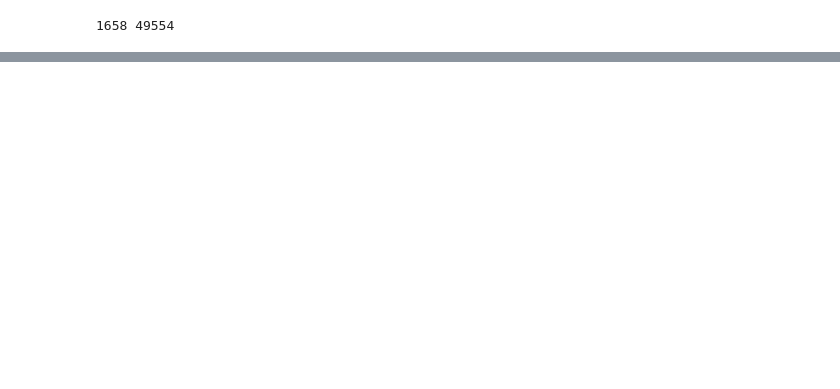
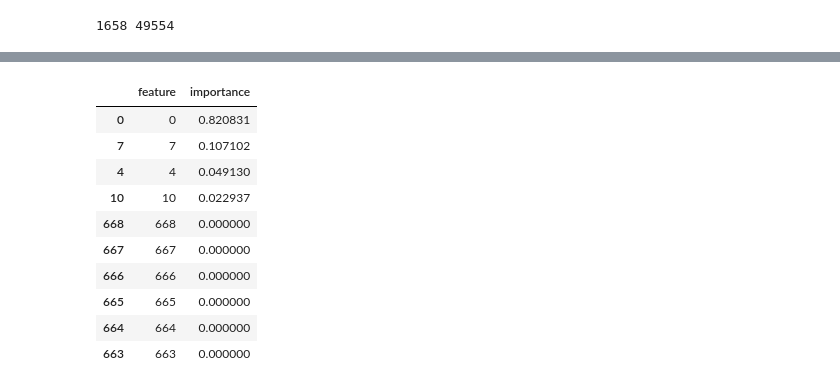
Before and after one commit to behradkoohy/comp3212-cancer-exploration, a Jupyter notebook: 1.decision_trees.ipynb, the cells around one changed output, grey strips where cells are left out. Saved outputs shown, nothing was run; the diff lists cells and outputs as text; code cells hidden in the pictures; blank space fills up the shorter version.

```diff
--- a/1.decision_trees.ipynb
+++ b/1.decision_trees.ipynb
@@ -145,0 +251,18 @@ transformed shape: (1658, 997)
+# %%
+features = list(X_traind.columns)
+fi_model = pd.DataFrame({'feature': X_traind.columns,
+                   'importance': clf.feature_importances_}).\
+                    sort_values('importance', ascending = False)
+fi_model.head(10)
+# %% [output]
+|  | feature | importance |
+| 0 | 0 | 0.820831 |
+| 7 | 7 | 0.107102 |
+| 4 | 4 | 0.049130 |
+| 10 | 10 | 0.022937 |
+| 668 | 668 | 0.000000 |
+| 667 | 667 | 0.000000 |
+| 666 | 666 | 0.000000 |
+| 665 | 665 | 0.000000 |
+| 664 | 664 | 0.000000 |
+| 663 | 663 | 0.000000 |
```
Also changed, not shown: parts of 10 cells of this notebook, 2 other files.
